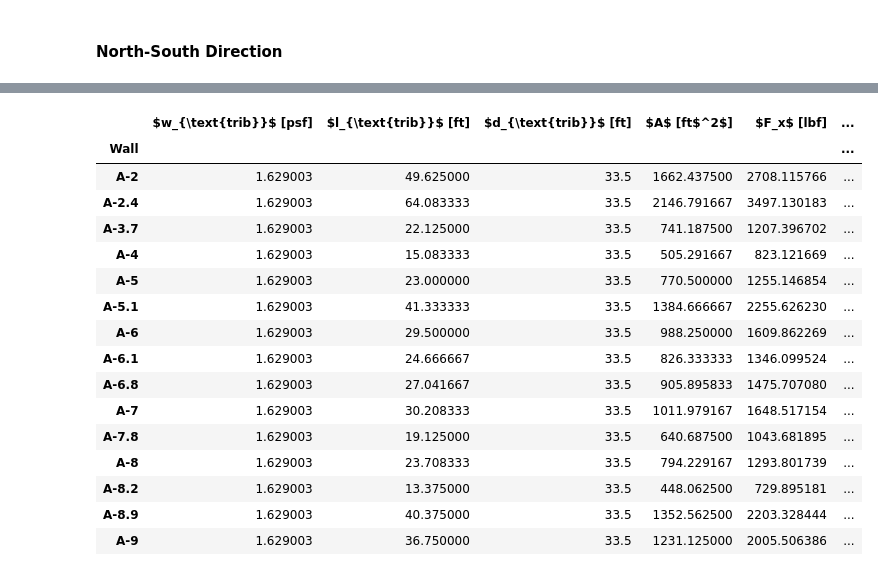
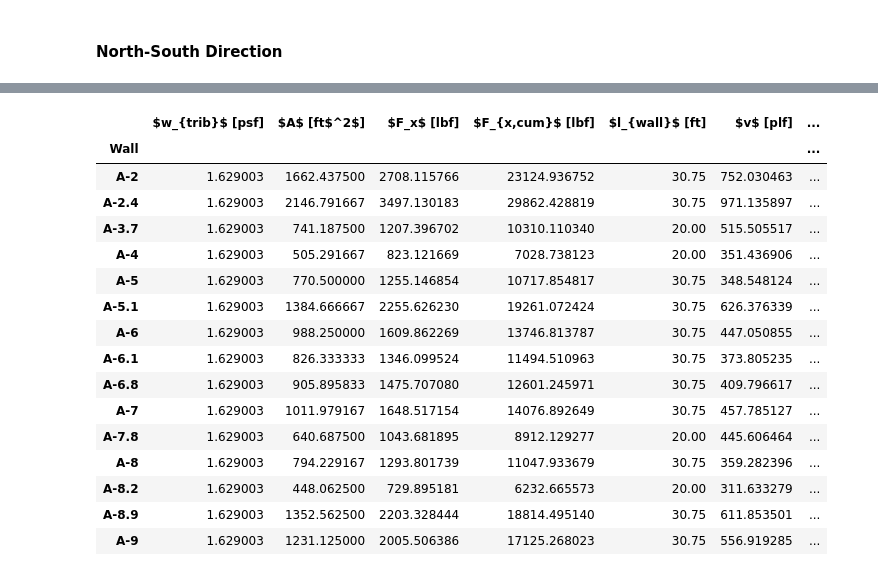
Before and after one commit to kpff-andy-sazima/Beaverton-Creek, a Jupyter notebook: building_a_seismic.ipynb, the cells around one changed output, grey strips where cells are left out. Cells and saved outputs as stored; diff of their text form; code cells hidden in the pictures.

```diff
--- a/building_a_seismic.ipynb
+++ b/building_a_seismic.ipynb
@@ -217,0 +159,4 @@ A_{wall,4} &= h_{wall,4} \cdot P_{wall}  = 10\ \mathrm{ft} \cdot 604\ \mathrm{ft
+# %%
+%%render
+W_floor__typ = U_floor * A_floor
+W_corridor__typ = U_corridor * A_corridor
@@ -218,13 +209,5 @@ A_{wall,4} &= h_{wall,4} \cdot P_{wall}  = 10\ \mathrm{ft} \cdot 604\ \mathrm{ft
 # %%
-%%render long
-W_floor__2 = U_floor * A_floor
-W_floor__3 = W_floor__2
-W_floor__4 = W_floor__2
-W_corridor__2 = U_corridor * A_corridor
-W_corridor__3 = W_corridor__2
-W_corridor__4 = W_corridor__2
-W_roof = U_roof * A_level
-# W_truss = U_truss * A_level
+%%render
 W_wall__2 = U_wall * (A_wall__2 / 2 + A_wall__1 / 2)
 W_wall__3 = U_wall * (A_wall__3 / 2 + A_wall__2 / 2)
 W_wall__4 = U_wall * (A_wall__4 / 2 + A_wall__3 / 2)
@@ -612,10 +607,10 @@ $$
 # %%
 %%render
 A_level
-f_p__roof = df.loc["Roof", "F_x"] * 1000 * lb / A_level
-f_p__4 = df.loc["Level 4", "F_x"] * 1000 * lb / A_level
-f_p__3 = df.loc["Level 3", "F_x"] * 1000 * lb / A_level
-f_p__2 = df.loc["Level 2", "F_x"] * 1000 * lb / A_level
+f_p__roof = seismic_loads.loc["Roof", "F_x"] * 1000 * lb / A_level
+f_p__4 = seismic_loads.loc["Level 4", "F_x"] * 1000 * lb / A_level
+f_p__3 = seismic_loads.loc["Level 3", "F_x"] * 1000 * lb / A_level
+f_p__2 = seismic_loads.loc["Level 2", "F_x"] * 1000 * lb / A_level
 # %% [output]
 \begin{equation*}
 \begin{aligned}
@@ -767,17 +784,21 @@ df["factored unit shear"] = df["unit shear"] * load_factor
 # %%
 # Rename columns for display with LaTeX formatting for units and subscripts/superscripts
+df_display = diaphragm_flexible_ns[
+    diaphragm_flexible_ns.columns.difference(
+        ["tributary width", "tributary depth"], sort=False
+    )
+].copy()
 column_name_map = {
-    "tributary weight": "$w_{\\text{trib}}$ [psf]",
-    "tributary width": "$l_{\\text{trib}}$ [ft]",
-    "tributary depth": "$d_{\\text{trib}}$ [ft]",
+    "tributary weight": "$w_{trib}$ [psf]",
+    # "tributary width": "$l_{trib}$ [ft]",
+    # "tributary depth": "$d_{trib}$ [ft]",
     "tributary area": "$A$ [ft$^2$]",
     "floor shear": "$F_x$ [lbf]",
-    "cumulative shear": "$F_x$ [lbf]",
-    "wall length": "$l_{\\text{wall}}$ [ft]",
+    "cumulative shear": "$F_{x,cum}$ [lbf]",
+    "wall length": "$l_{wall}$ [ft]",
     "unit shear": "$v$ [plf]",
     "factored unit shear": "$0.7 v$ [lbf]",
 }
-df_display = df.copy()
 df_display.rename(columns=column_name_map, errors="raise", inplace=True)
 # %%
 # Format the dataframe
@@ -870,30 +891,30 @@ display_table(
 # %%
 # Format the dataframe
 # Reverse the order of the dataframe with '.loc[::-1]' so roof is the top row and ground is the bottom row, then apply formatting with the 'format_dataframe' function
 styler = df_display.loc["Level 2"].style.format(
     lambda value: sig_figs(value, sig_figs=3)
 )
 display_table(
     styler=styler,
     position_float="centering",
-    caption="Diaphragm Forces - Level 2",
-    label=f"tab:diaphragm_forces_level2_ns",
+    caption="Shear wall forces NS - Level 2",
+    label=f"tab:shear_wall_forces_level2_ns",
 )
 # %% [output]
-|  | $w_{\text{trib}}$ [psf] | $l_{\text{trib}}$ [ft] | $d_{\text{trib}}$ [ft] | $A$ [ft$^2$] | $F_x$ [lbf] | ... |
-| Wall |  |  |  |  |  | ... |
-| A-2 | 1.629003 | 49.625000 | 33.5 | 1662.437500 | 2708.115766 | ... |
-| A-2.4 | 1.629003 | 64.083333 | 33.5 | 2146.791667 | 3497.130183 | ... |
-| A-3.7 | 1.629003 | 22.125000 | 33.5 | 741.187500 | 1207.396702 | ... |
-| A-4 | 1.629003 | 15.083333 | 33.5 | 505.291667 | 823.121669 | ... |
-| A-5 | 1.629003 | 23.000000 | 33.5 | 770.500000 | 1255.146854 | ... |
-| A-5.1 | 1.629003 | 41.333333 | 33.5 | 1384.666667 | 2255.626230 | ... |
-| A-6 | 1.629003 | 29.500000 | 33.5 | 988.250000 | 1609.862269 | ... |
-| A-6.1 | 1.629003 | 24.666667 | 33.5 | 826.333333 | 1346.099524 | ... |
-| A-6.8 | 1.629003 | 27.041667 | 33.5 | 905.895833 | 1475.707080 | ... |
-| A-7 | 1.629003 | 30.208333 | 33.5 | 1011.979167 | 1648.517154 | ... |
-| A-7.8 | 1.629003 | 19.125000 | 33.5 | 640.687500 | 1043.681895 | ... |
-| A-8 | 1.629003 | 23.708333 | 33.5 | 794.229167 | 1293.801739 | ... |
-| A-8.2 | 1.629003 | 13.375000 | 33.5 | 448.062500 | 729.895181 | ... |
-| A-8.9 | 1.629003 | 40.375000 | 33.5 | 1352.562500 | 2203.328444 | ... |
-| A-9 | 1.629003 | 36.750000 | 33.5 | 1231.125000 | 2005.506386 | ... |
+|  | $w_{trib}$ [psf] | $A$ [ft$^2$] | $F_x$ [lbf] | $F_{x,cum}$ [lbf] | $l_{wall}$ [ft] | $v$ [plf] | ... |
+| Wall |  |  |  |  |  |  | ... |
+| A-2 | 1.629003 | 1662.437500 | 2708.115766 | 23124.936752 | 30.75 | 752.030463 | ... |
+| A-2.4 | 1.629003 | 2146.791667 | 3497.130183 | 29862.428819 | 30.75 | 971.135897 | ... |
+| A-3.7 | 1.629003 | 741.187500 | 1207.396702 | 10310.110340 | 20.00 | 515.505517 | ... |
+| A-4 | 1.629003 | 505.291667 | 823.121669 | 7028.738123 | 20.00 | 351.436906 | ... |
+| A-5 | 1.629003 | 770.500000 | 1255.146854 | 10717.854817 | 30.75 | 348.548124 | ... |
+| A-5.1 | 1.629003 | 1384.666667 | 2255.626230 | 19261.072424 | 30.75 | 626.376339 | ... |
+| A-6 | 1.629003 | 988.250000 | 1609.862269 | 13746.813787 | 30.75 | 447.050855 | ... |
+| A-6.1 | 1.629003 | 826.333333 | 1346.099524 | 11494.510963 | 30.75 | 373.805235 | ... |
+| A-6.8 | 1.629003 | 905.895833 | 1475.707080 | 12601.245971 | 30.75 | 409.796617 | ... |
+| A-7 | 1.629003 | 1011.979167 | 1648.517154 | 14076.892649 | 30.75 | 457.785127 | ... |
+| A-7.8 | 1.629003 | 640.687500 | 1043.681895 | 8912.129277 | 20.00 | 445.606464 | ... |
+| A-8 | 1.629003 | 794.229167 | 1293.801739 | 11047.933679 | 30.75 | 359.282396 | ... |
+| A-8.2 | 1.629003 | 448.062500 | 729.895181 | 6232.665573 | 20.00 | 311.633279 | ... |
+| A-8.9 | 1.629003 | 1352.562500 | 2203.328444 | 18814.495140 | 30.75 | 611.853501 | ... |
+| A-9 | 1.629003 | 1231.125000 | 2005.506386 | 17125.268023 | 30.75 | 556.919285 | ... |
```
Also changed, not shown: parts of 68 cells of this notebook.
